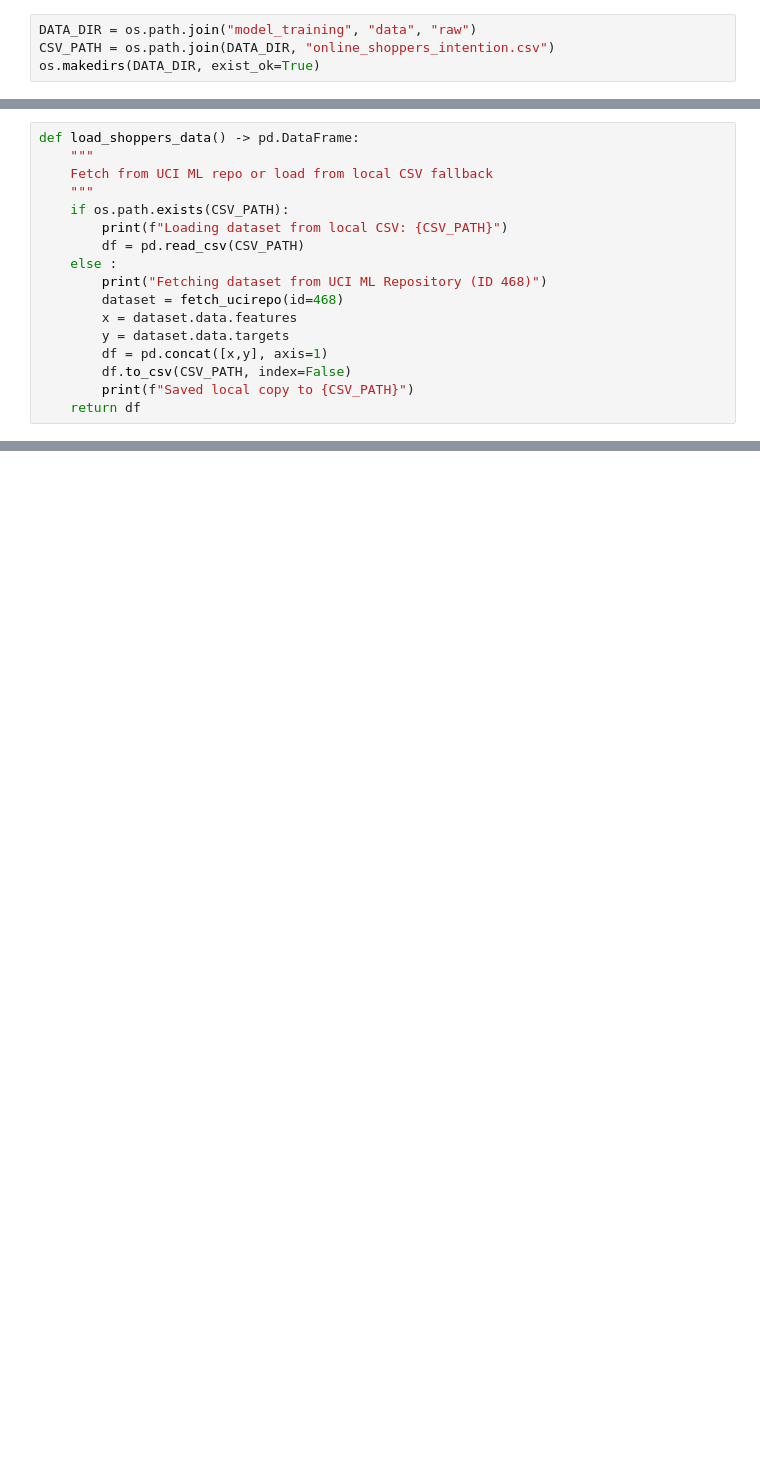
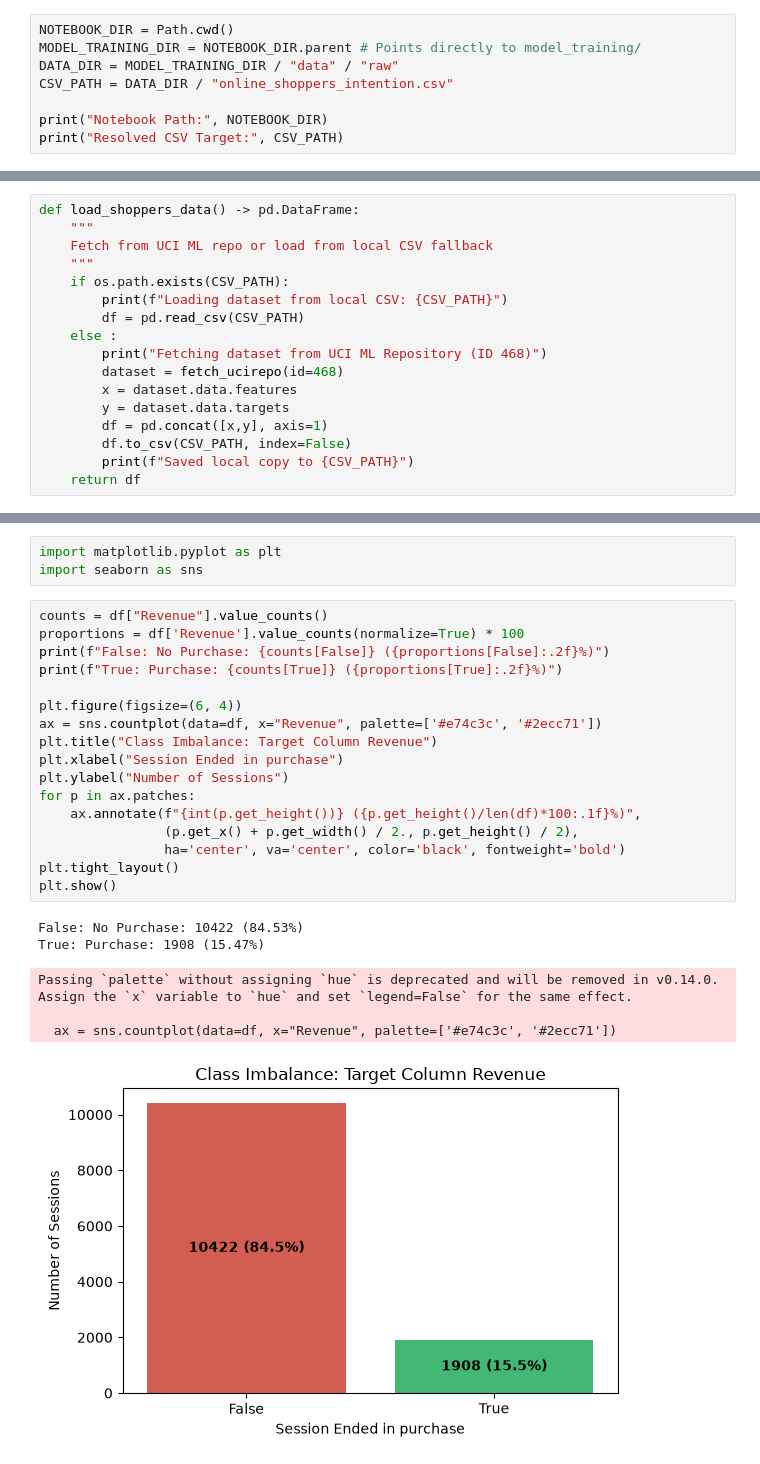
Before and after one commit to dev-ayush-17/AlgoArena, a Jupyter notebook: model_training/notebooks/eda.ipynb, the cells around one changed output, grey strips where cells are left out. Cells and saved outputs as stored; diff of their text form; blank space fills up the shorter version.

Commit message:
Preprocessed data and visualisation

```diff
--- a/model_training/notebooks/eda.ipynb
+++ b/model_training/notebooks/eda.ipynb
@@ -4,5 +5,9 @@ import pandas as pd
 from ucimlrepo import fetch_ucirepo
 # %%
-DATA_DIR = os.path.join("model_training", "data", "raw")
-CSV_PATH = os.path.join(DATA_DIR, "online_shoppers_intention.csv")
-os.makedirs(DATA_DIR, exist_ok=True)
+NOTEBOOK_DIR = Path.cwd()
+MODEL_TRAINING_DIR = NOTEBOOK_DIR.parent # Points directly to model_training/
+DATA_DIR = MODEL_TRAINING_DIR / "data" / "raw"
+CSV_PATH = DATA_DIR / "online_shoppers_intention.csv"
+
+print("Notebook Path:", NOTEBOOK_DIR)
+print("Resolved CSV Target:", CSV_PATH)
@@ -32,0 +84,27 @@ Dataset Shape:  (12330, 18)
+# %%
+import matplotlib.pyplot as plt
+import seaborn as sns
+# %%
+counts = df["Revenue"].value_counts()
+proportions = df['Revenue'].value_counts(normalize=True) * 100
+print(f"False: No Purchase: {counts[False]} ({proportions[False]:.2f}%)")
+print(f"True: Purchase: {counts[True]} ({proportions[True]:.2f}%)")
+
+plt.figure(figsize=(6, 4))
+ax = sns.countplot(data=df, x="Revenue", palette=['#e74c3c', '#2ecc71'])
+plt.title("Class Imbalance: Target Column Revenue")
+plt.xlabel("Session Ended in purchase")
+plt.ylabel("Number of Sessions")
+for p in ax.patches:
+    ax.annotate(f"{int(p.get_height())} ({p.get_height()/len(df)*100:.1f}%)",
+                (p.get_x() + p.get_width() / 2., p.get_height() / 2),
+                ha='center', va='center', color='black', fontweight='bold')
+plt.tight_layout()
+plt.show()
+# %% [output]
+False: No Purchase: 10422 (84.53%)
+True: Purchase: 1908 (15.47%)
+Passing `palette` without assigning `hue` is deprecated and will be removed in v0.14.0. Assign the `x` variable to `hue` and set `legend=False` for the same effect.
+
+  ax = sns.countplot(data=df, x="Revenue", palette=['#e74c3c', '#2ecc71'])
+[figure, added]
```
Also changed, not shown: parts of 19 cells of this notebook, 7 other files.
